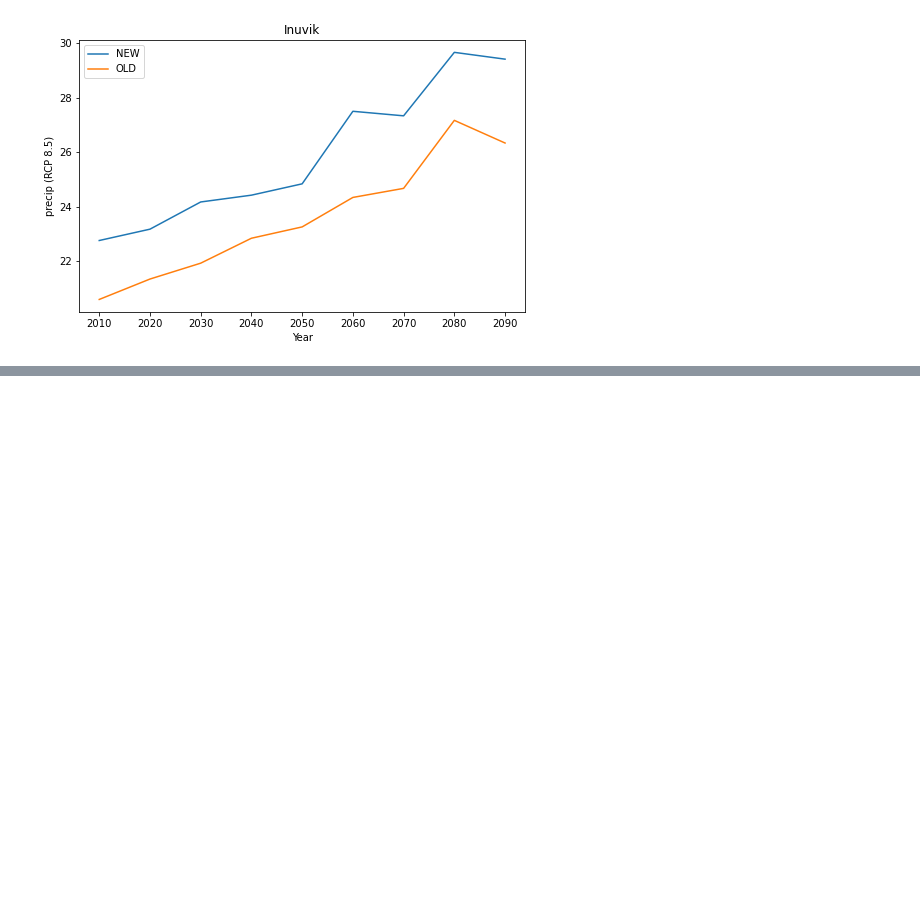
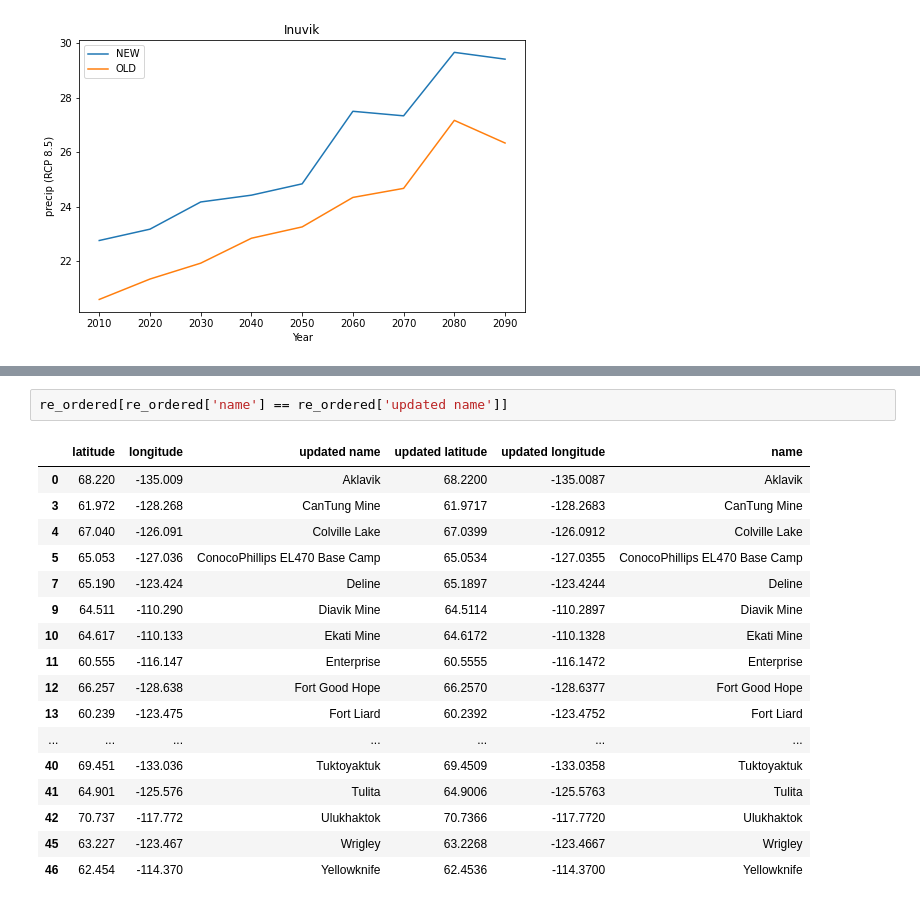
Before and after one commit to ua-snap/nwt-dash-app, a Jupyter notebook: data_prep/nwt_location_and_place_name_repair_qaqc.ipynb, the cells around one changed output, grey strips where cells are left out. Drawn from its saved outputs; the diff is of its cells as text; blank space fills up the shorter version.

```diff
--- a/data_prep/nwt_location_and_place_name_repair_qaqc.ipynb
+++ b/data_prep/nwt_location_and_place_name_repair_qaqc.ipynb
@@ -189,0 +374,20 @@ Text(0, 0.5, 'precip (RCP 8.5)')
+# %%
+re_ordered[re_ordered['name'] == re_ordered['updated name']]
+# %% [output]
+|  | latitude | longitude | updated name | updated latitude | updated longitude | name |
+| 0 | 68.220 | -135.009 | Aklavik | 68.2200 | -135.0087 | Aklavik |
+| 3 | 61.972 | -128.268 | CanTung Mine | 61.9717 | -128.2683 | CanTung Mine |
+| 4 | 67.040 | -126.091 | Colville Lake | 67.0399 | -126.0912 | Colville Lake |
+| 5 | 65.053 | -127.036 | ConocoPhillips EL470 Base Camp | 65.0534 | -127.0355 | ConocoPhillips EL470 Base Camp |
+| 7 | 65.190 | -123.424 | Deline | 65.1897 | -123.4244 | Deline |
+| 9 | 64.511 | -110.290 | Diavik Mine | 64.5114 | -110.2897 | Diavik Mine |
+| 10 | 64.617 | -110.133 | Ekati Mine | 64.6172 | -110.1328 | Ekati Mine |
+| 11 | 60.555 | -116.147 | Enterprise | 60.5555 | -116.1472 | Enterprise |
+| 12 | 66.257 | -128.638 | Fort Good Hope | 66.2570 | -128.6377 | Fort Good Hope |
+| 13 | 60.239 | -123.475 | Fort Liard | 60.2392 | -123.4752 | Fort Liard |
+| ... | ... | ... | ... | ... | ... | ... |
+| 40 | 69.451 | -133.036 | Tuktoyaktuk | 69.4509 | -133.0358 | Tuktoyaktuk |
+| 41 | 64.901 | -125.576 | Tulita | 64.9006 | -125.5763 | Tulita |
+| 42 | 70.737 | -117.772 | Ulukhaktok | 70.7366 | -117.7720 | Ulukhaktok |
+| 45 | 63.227 | -123.467 | Wrigley | 63.2268 | -123.4667 | Wrigley |
+| 46 | 62.454 | -114.370 | Yellowknife | 62.4536 | -114.3700 | Yellowknife |
```
Also changed, not shown: parts of 30 cells of this notebook, 1 other file.
